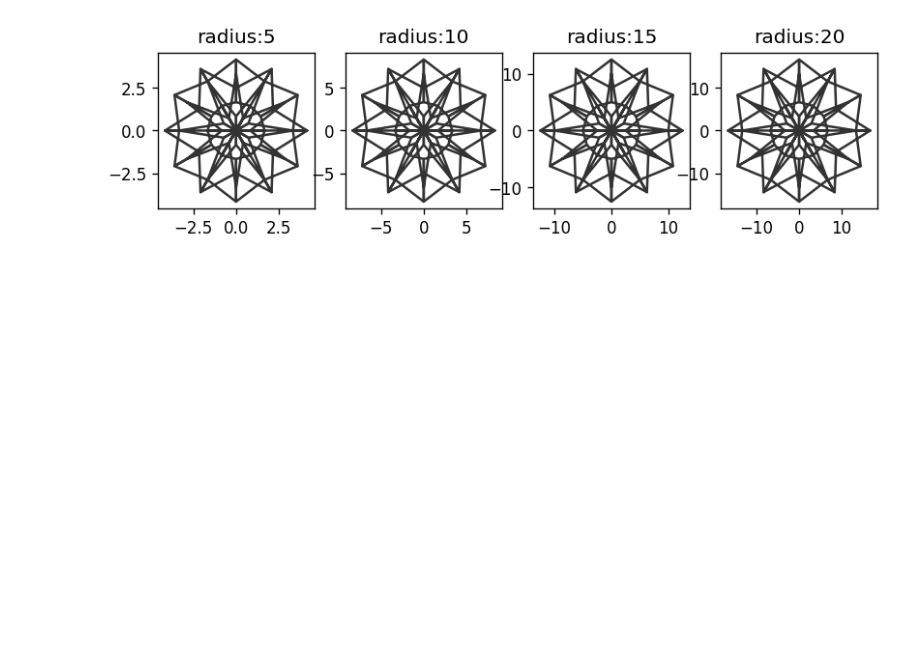
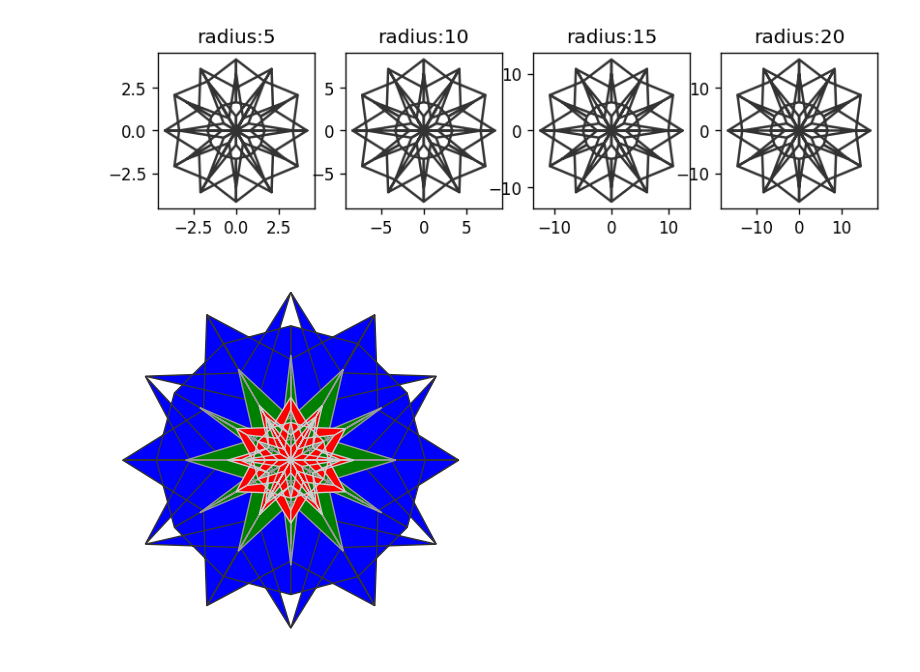
Before and after one commit to pain459/mandalaart, a Jupyter notebook: random_mandala_test.ipynb, the cells around one changed output. Drawn from its saved outputs; the diff is of its cells as text; code cells hidden in the pictures; blank space fills up the shorter version.

Commit message:
coloring, rotational symmetric, number of elements.

```diff
--- a/random_mandala_test.ipynb
+++ b/random_mandala_test.ipynb
@@ -69,3 +69,11 @@ plt.show()
 plt.close(fig)
 # %% [output]
 [figure]
+# %%
+# Coloring mandala
+random.seed(34)
+fig3=random_mandala(radius=[8,5,3],
+                    face_color=["blue", "green", 'red'],
+                    connecting_function="fill")
+# %% [output]
+[figure, added]
```
Also changed, not shown: parts of 2 cells of this notebook.
